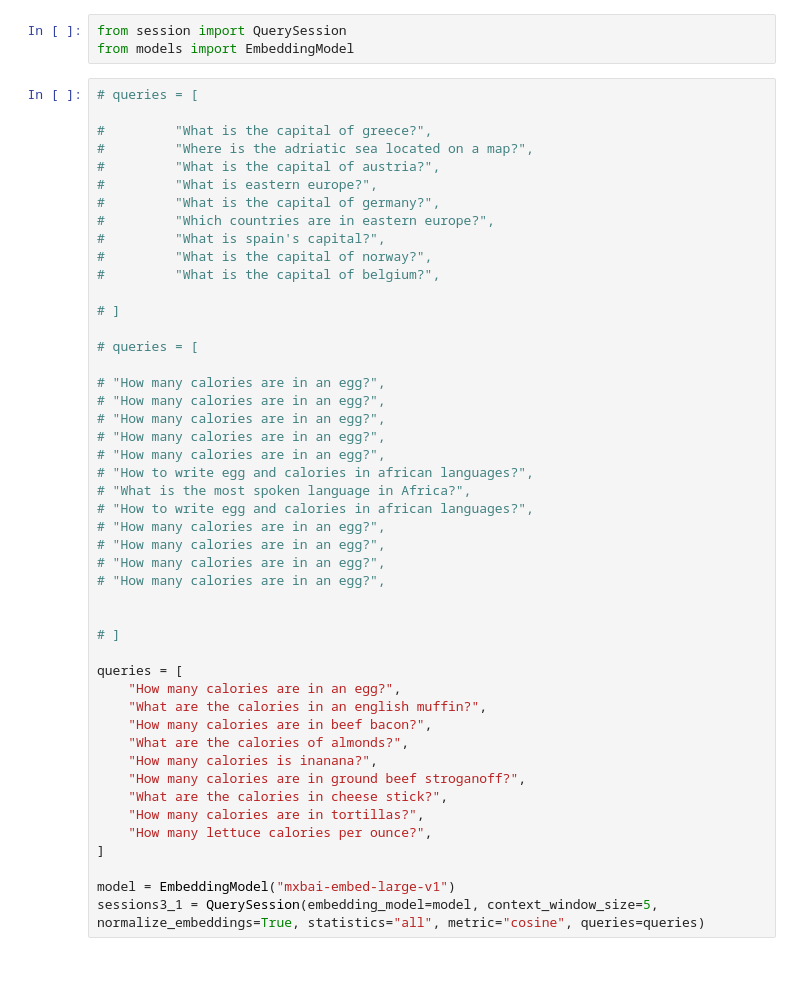
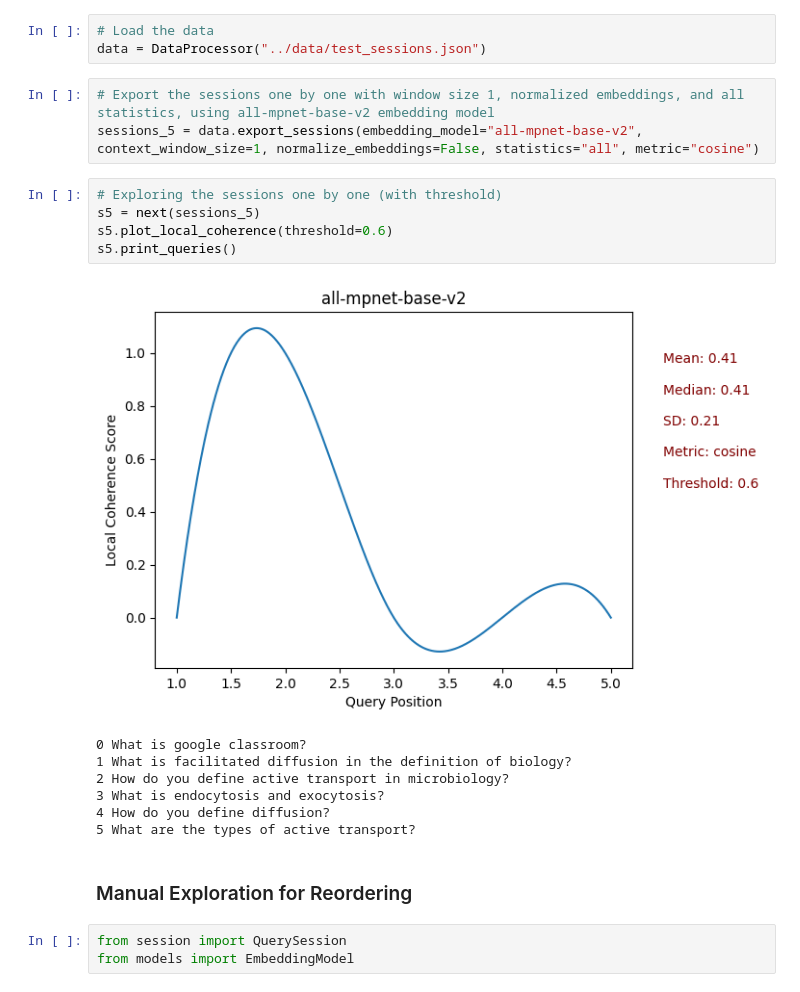
Before and after one commit to almasria/discourse_coherenc, a Jupyter notebook: components/notebook.ipynb, the cells around one changed output. Cells and saved outputs as stored; diff of their text form.

```diff
--- a/components/notebook.ipynb
+++ b/components/notebook.ipynb
@@ -42,50 +86,24 @@ s.plot_local_coherence()
+# %%
+# Load the data
+data = DataProcessor("../data/test_sessions.json")
+# %%
+# Export the sessions one by one with window size 1, normalized embeddings, and all statistics, using all-mpnet-base-v2 embedding model
+sessions_5 = data.export_sessions(embedding_model="all-mpnet-base-v2", context_window_size=1, normalize_embeddings=False, statistics="all", metric="cosine")
+# %%
+# Exploring the sessions one by one (with threshold)
+s5 = next(sessions_5)
+s5.plot_local_coherence(threshold=0.6)
+s5.print_queries()
+# %% [output]
+[figure, added]
+0 What is google classroom?
+1 What is facilitated diffusion in the definition of biology?
+2 How do you define active transport in microbiology?
+3 What is endocytosis and exocytosis?
+4 How do you define diffusion?
+5 What are the types of active transport?
+# %% [markdown]
+### Manual Exploration for Reordering
 # %%
 from session import QuerySession
 from models import EmbeddingModel
-# %%
-# queries = [
-
-#         "What is the capital of greece?",
-#         "Where is the adriatic sea located on a map?",
-#         "What is the capital of austria?",
-#         "What is eastern europe?",
-#         "What is the capital of germany?",
-#         "Which countries are in eastern europe?",
-#         "What is spain's capital?",
-#         "What is the capital of norway?",
-#         "What is the capital of belgium?",
-
-# ]
-
-# queries = [
-
-# "How many calories are in an egg?",
-# "How many calories are in an egg?",
-# "How many calories are in an egg?",
-# "How many calories are in an egg?",
-# "How many calories are in an egg?",
-# "How to write egg and calories in african languages?",
-# "What is the most spoken language in Africa?",
-# "How to write egg and calories in african languages?",
-# "How many calories are in an egg?",
-# "How many calories are in an egg?",
-# "How many calories are in an egg?",
-# "How many calories are in an egg?",
-
-
-# ]
-
-queries = [
-    "How many calories are in an egg?",
-    "What are the calories in an english muffin?",
-    "How many calories are in beef bacon?",
-    "What are the calories of almonds?",
-    "How many calories is inanana?",
-    "How many calories are in ground beef stroganoff?",
-    "What are the calories in cheese stick?",
-    "How many calories are in tortillas?",
-    "How many lettuce calories per ounce?",
-]
-
-model = EmbeddingModel("mxbai-embed-large-v1")
-sessions3_1 = QuerySession(embedding_model=model, context_window_size=5, normalize_embeddings=True, statistics="all", metric="cosine", queries=queries)
```
Also changed, not shown: parts of 33 cells of this notebook.
